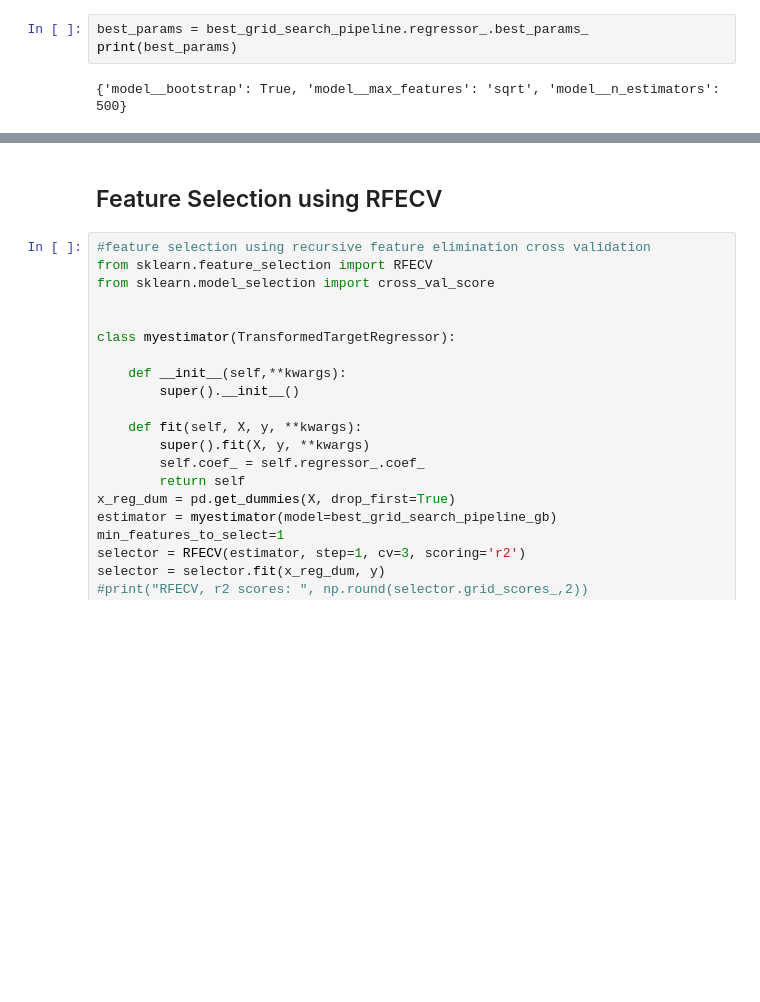
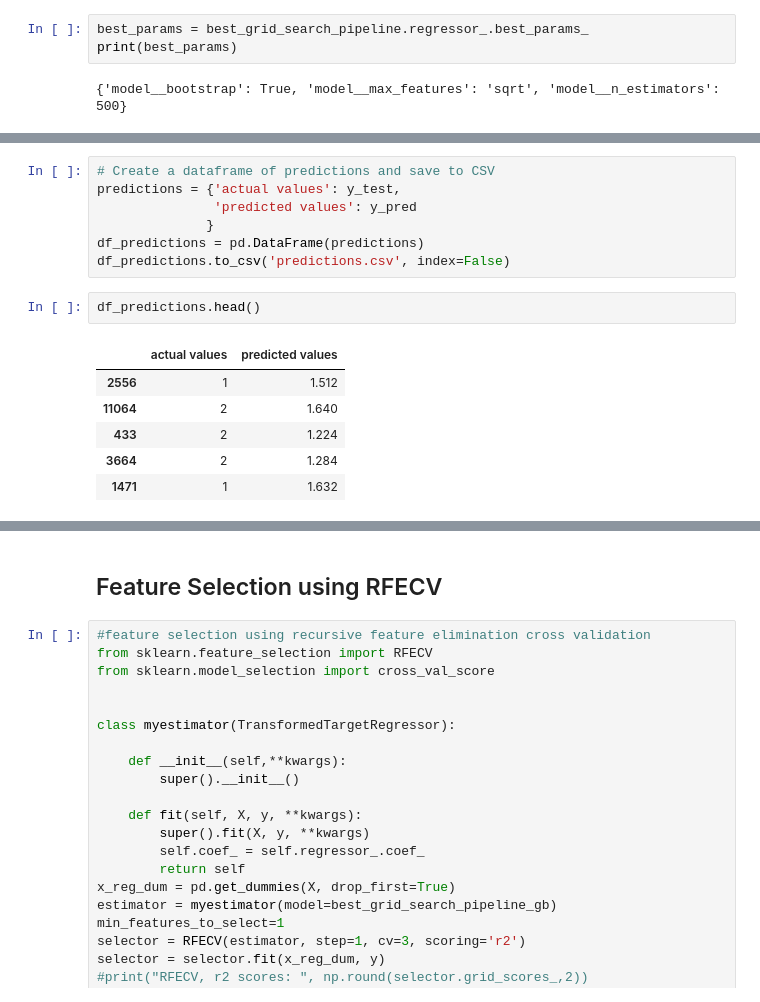
Before and after one commit to naav3/3960-working-Crime-Analysis-Project, a Jupyter notebook: regression modelling.ipynb, the cells around one changed output, grey strips where cells are left out. Drawn from its saved outputs; the diff is of its cells as text; blank space fills up the shorter version.

```diff
--- a/regression modelling.ipynb
+++ b/regression modelling.ipynb
@@ -534,4 +536,20 @@ Test RMSE: 1.553279876633725
 {'model__colsample_bytree': 0.9, 'model__gamma': 0.7, 'model__learning_rate': 0.05, 'model__max_depth': 7, 'model__min_child_weight': 7}
+# %%
+# Create a dataframe of predictions and save to CSV
+predictions = {'actual values': y_test,
+               'predicted values': y_pred
+              }
+df_predictions = pd.DataFrame(predictions)
+df_predictions.to_csv('predictions.csv', index=False)
+# %%
+df_predictions.head()
+# %% [output]
+|  | actual values | predicted values |
+| 2556 | 1 | 1.512 |
+| 11064 | 2 | 1.640 |
+| 433 | 2 | 1.224 |
+| 3664 | 2 | 1.284 |
+| 1471 | 1 | 1.632 |
 # %%
 # Define the best model pipeline--Gradient boosting with transformed Target regressor
 best_pipeline = Pipeline([
```
Also changed, not shown: parts of 13 cells of this notebook, 2 other files.
